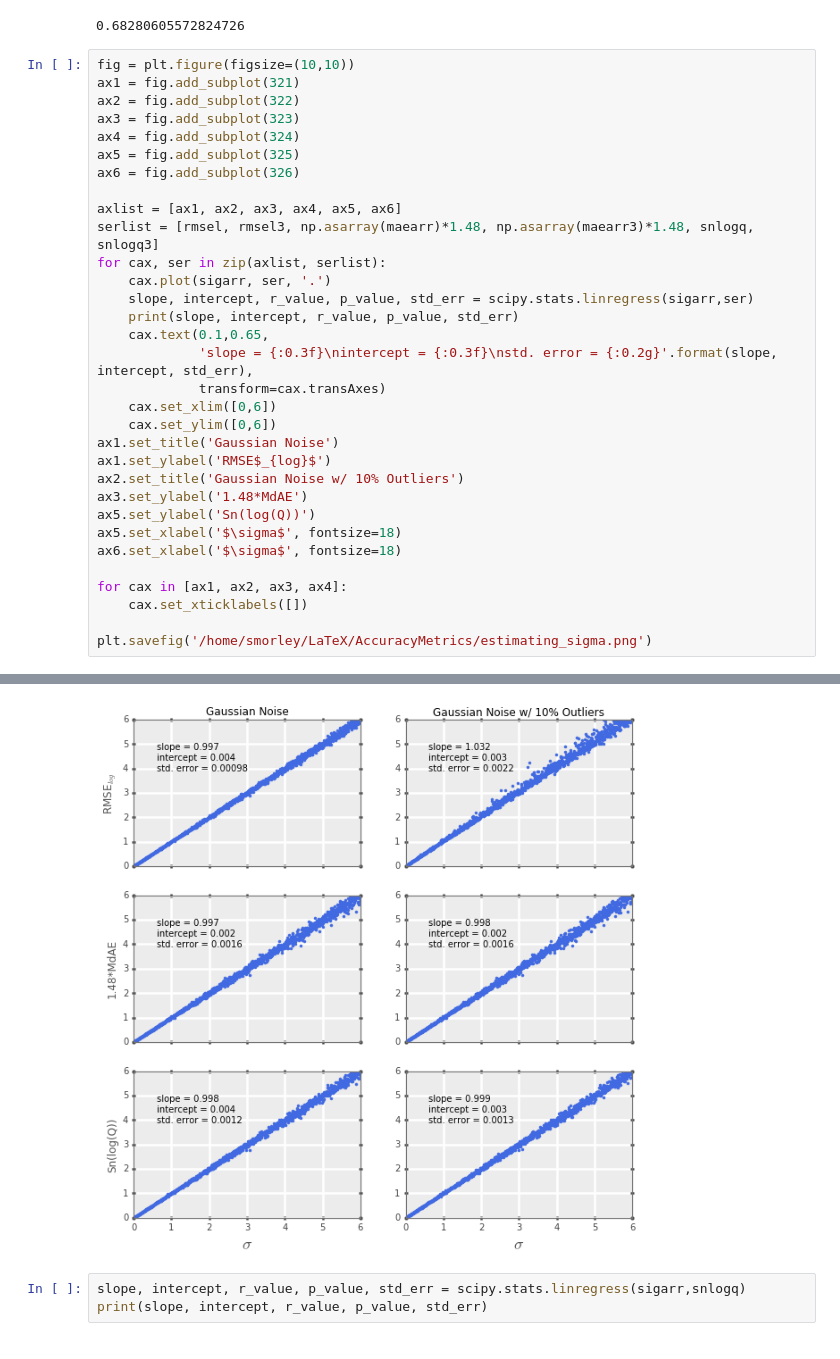
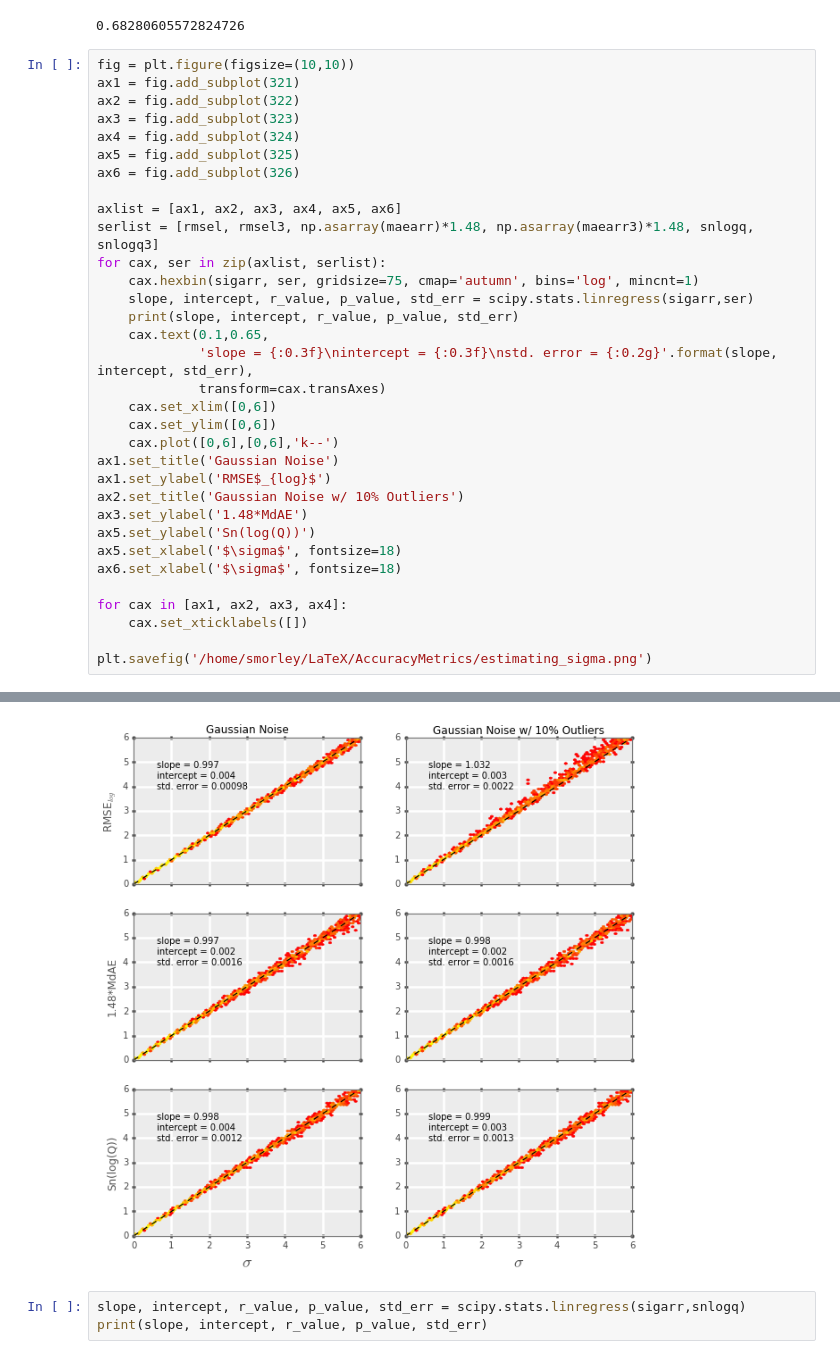
Before and after one commit to drsteve/Notebooks, a Jupyter notebook: MedianSymmetricAccuracyTests.ipynb, the cells around one changed output, grey strips where cells are left out. Cells and saved outputs as stored; diff of their text form.

Commit message:
MedianSymmAcc: improving scatterplots

```diff
--- a/MedianSymmetricAccuracyTests.ipynb
+++ b/MedianSymmetricAccuracyTests.ipynb
@@ -578,35 +578,36 @@ ax6 = fig.add_subplot(326)
 
 axlist = [ax1, ax2, ax3, ax4, ax5, ax6]
 serlist = [rmsel, rmsel3, np.asarray(maearr)*1.48, np.asarray(maearr3)*1.48, snlogq, snlogq3]
 for cax, ser in zip(axlist, serlist):
-    cax.plot(sigarr, ser, '.')
+    cax.hexbin(sigarr, ser, gridsize=75, cmap='autumn', bins='log', mincnt=1)
     slope, intercept, r_value, p_value, std_err = scipy.stats.linregress(sigarr,ser)
     print(slope, intercept, r_value, p_value, std_err)
     cax.text(0.1,0.65,
              'slope = {:0.3f}\nintercept = {:0.3f}\nstd. error = {:0.2g}'.format(slope, intercept, std_err),
              transform=cax.transAxes)
     cax.set_xlim([0,6])
     cax.set_ylim([0,6])
+    cax.plot([0,6],[0,6],'k--')
 ax1.set_title('Gaussian Noise')
 ax1.set_ylabel('RMSE$_{log}$')
 ax2.set_title('Gaussian Noise w/ 10% Outliers')
 ax3.set_ylabel('1.48*MdAE')
 ax5.set_ylabel('Sn(log(Q))')
 ax5.set_xlabel('$\sigma$', fontsize=18)
 ax6.set_xlabel('$\sigma$', fontsize=18)
 
 for cax in [ax1, ax2, ax3, ax4]:
     cax.set_xticklabels([])
 
 plt.savefig('/home/smorley/LaTeX/AccuracyMetrics/estimating_sigma.png')
 # %% [output]
 (0.99697661202474008, 0.0044787971317918895, 0.99942002916579098, 0.0, 0.00098143967113361913)
 (1.0316721404540794, 0.0033721348590631806, 0.99734245774593677, 0.0, 0.0021773855794278863)
 (0.99707001118779592, 0.0019378422803240092, 0.99843173347107661, 0.0, 0.0016152266247460424)
 (0.99831113016650352, 0.001706295477796882, 0.99842792766816946, 0.0, 0.0016192029667480372)
 (0.9975143658006379, 0.0035267571861092861, 0.99906260229423516, 0.0, 0.001248743348475499)
 (0.99915894428194962, 0.0033484310559832586, 0.99905478236420342, 0.0, 0.0012560158625838798)
-[figure, old version]
+[figure, new version]
 # %%
 slope, intercept, r_value, p_value, std_err = scipy.stats.linregress(sigarr,snlogq)
 print(slope, intercept, r_value, p_value, std_err)
```
